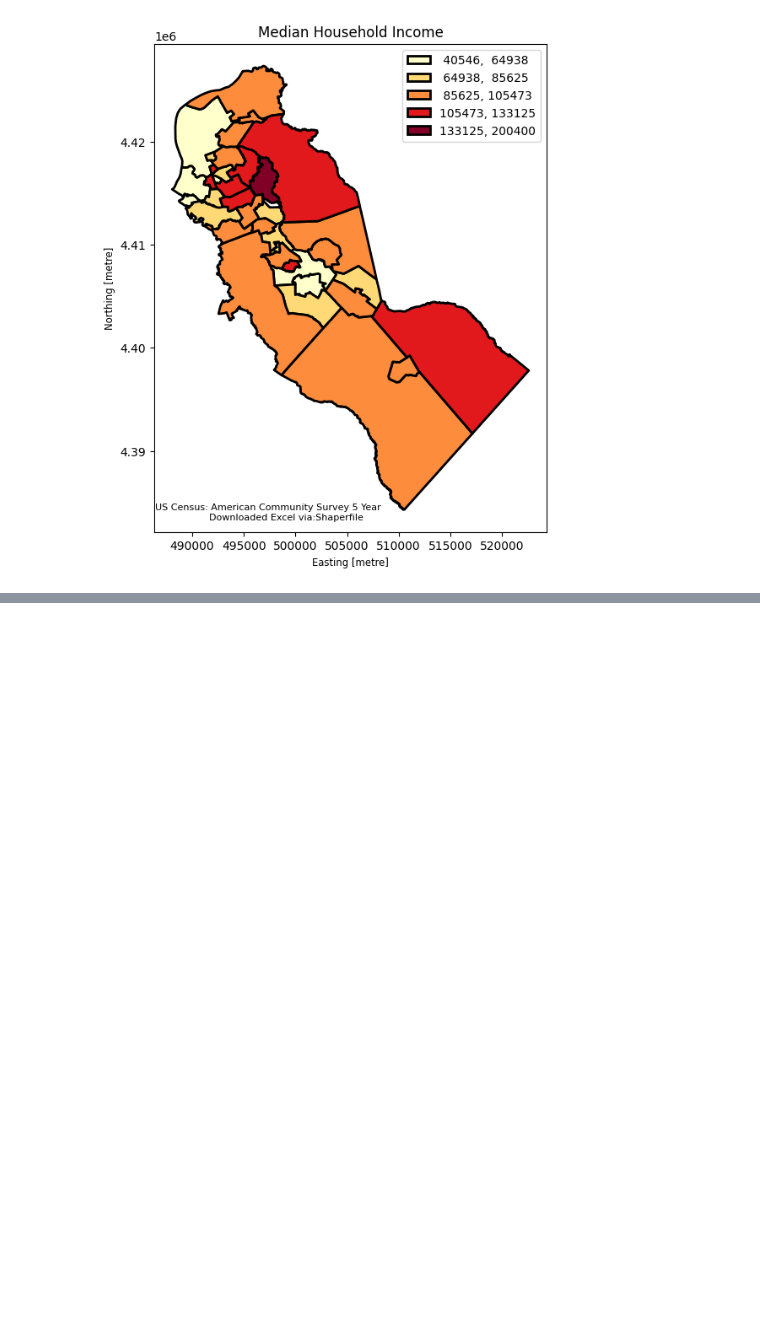
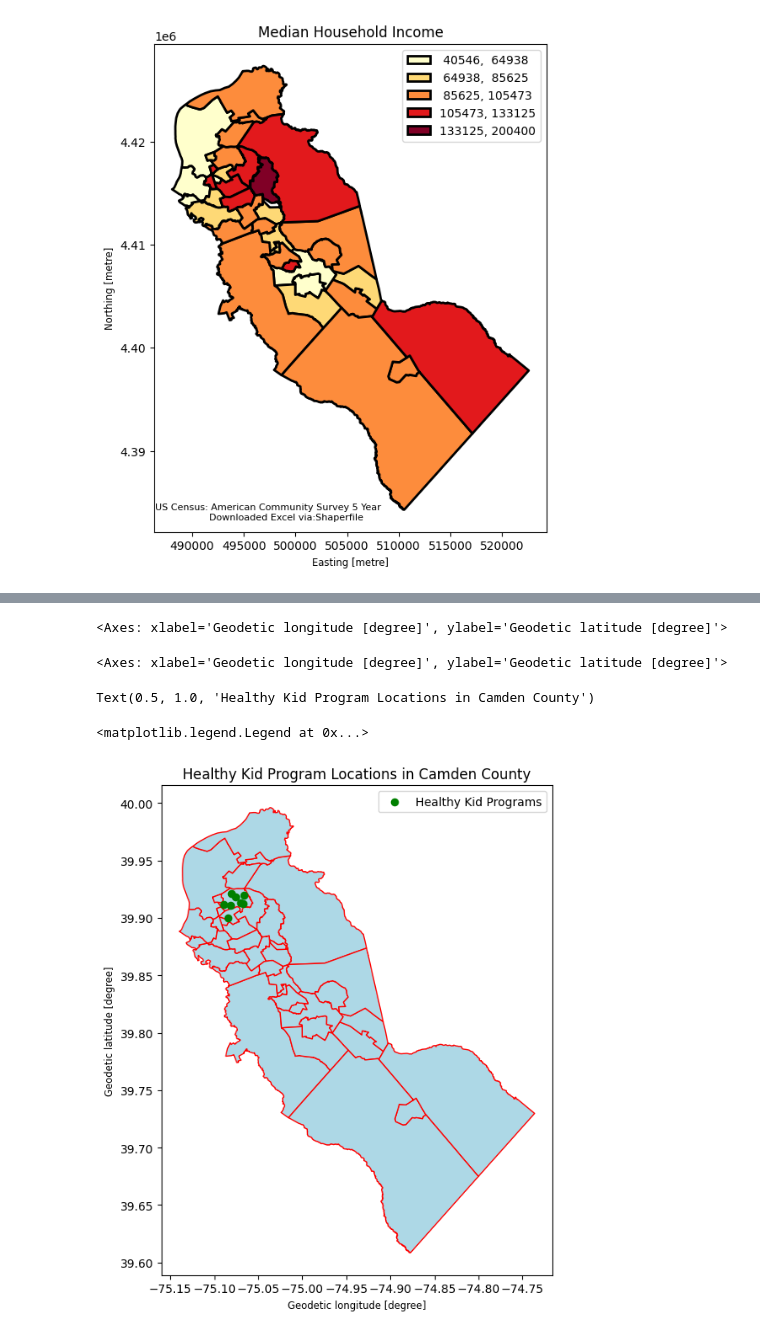
Before and after one commit to MhiyaJ/My-GIS-Stuff, a Jupyter notebook: After School Programs.ipynb, the cells around one changed output, grey strips where cells are left out. Saved outputs shown, nothing was run; the diff lists cells and outputs as text; code cells hidden in the pictures; blank space fills up the shorter version.

```diff
--- a/After School Programs.ipynb
+++ b/After School Programs.ipynb
@@ -662,0 +667,4 @@ Text(0.5, 1.0, 'Various After School Program Locations in Camden County')
+# %%
+PrgHea = PrgXls[PrgXls['Prog Type'].str.strip() == 'Health']
+PrgHea = PrgHea.rename(columns={'Points': 'geometry'})
+PrgHea
@@ -662,0 +681,31 @@ Text(0.5, 1.0, 'Various After School Program Locations in Camden County')
+# %%
+from shapely.geometry import Point
+import geopandas as gpd
+import matplotlib.pyplot as plt
+
+# Split coordinates into Latitude and Longitude (Note: points in 'geometry' are formatted as 'Lat, Lon')
+coords = PrgHea['geometry'].str.split(',', expand=True)
+lat = pd.to_numeric(coords[0], errors='coerce')
+lon = pd.to_numeric(coords[1], errors='coerce')
+
+# Create a GeoDataFrame from the points using EPSG:4326 CRS (WGS84 lat/lon)
+geometry_points = [Point(xy) for xy in zip(lon, lat)]
+PrgHea_gpd = gpd.GeoDataFrame(PrgHea, geometry=geometry_points, crs="EPSG:4326")
+
+# Ensure both GeoDataFrames use the same Coordinate Reference System (CRS) for mapping
+njMun_gpd = njMun.to_crs(epsg=4326)
+
+# Create the plot
+fig, ax = plt.subplots(figsize=(6, 8))
+njMun_gpd.plot(ax=ax, color='lightlightblue' if 'lightlightblue' in plt.colormaps() else 'lightblue', edgecolor='red', linewidth=1)
+PrgHea_gpd.plot(ax=ax, color='green', marker='o', markersize=35, label='Healthy Kid Programs')
+
+plt.title('Healthy Kid Program Locations in Camden County')
+plt.legend()
+plt.show()
+# %% [output]
+<Axes: xlabel='Geodetic longitude [degree]', ylabel='Geodetic latitude [degree]'>
+<Axes: xlabel='Geodetic longitude [degree]', ylabel='Geodetic latitude [degree]'>
+Text(0.5, 1.0, 'Healthy Kid Program Locations in Camden County')
+<matplotlib.legend.Legend at 0x...>
+[figure, added]
```
Also changed, not shown: parts of 3 cells of this notebook.
